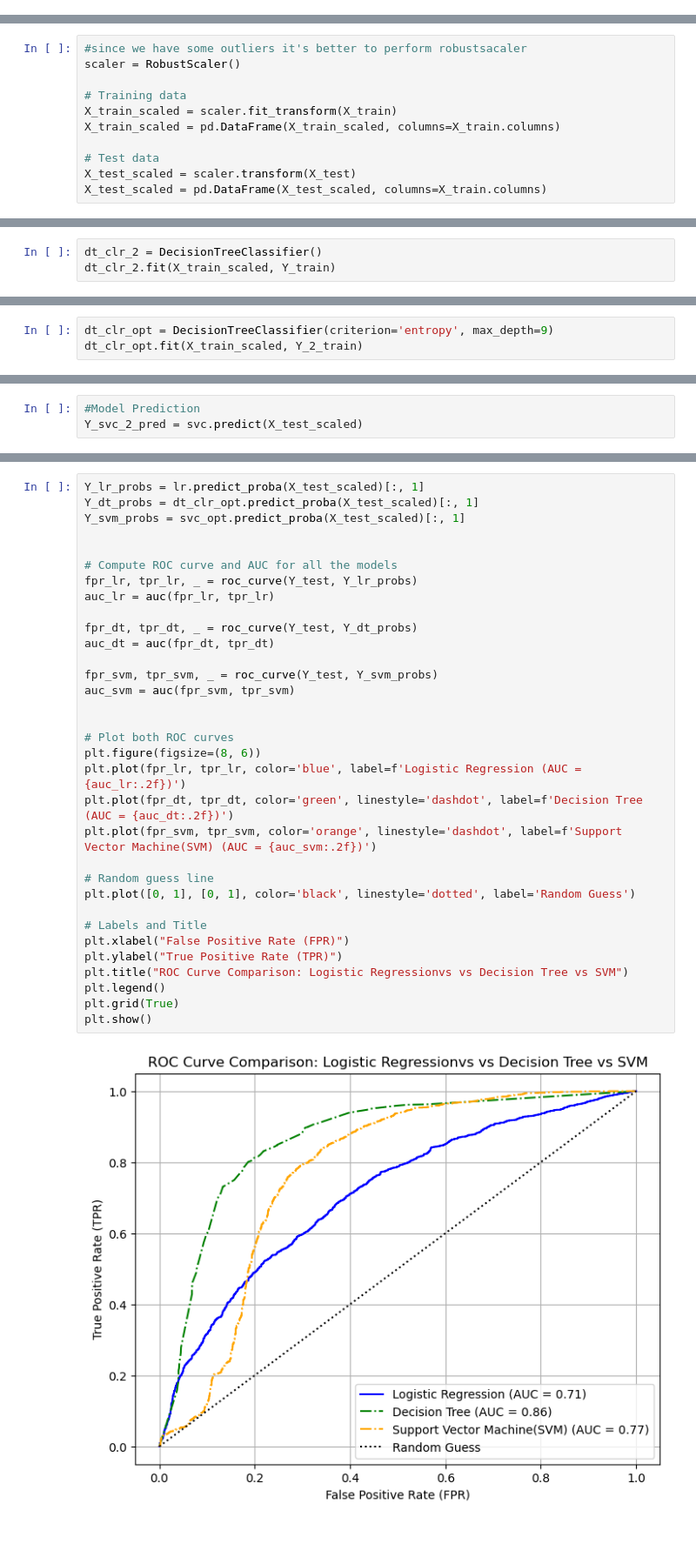
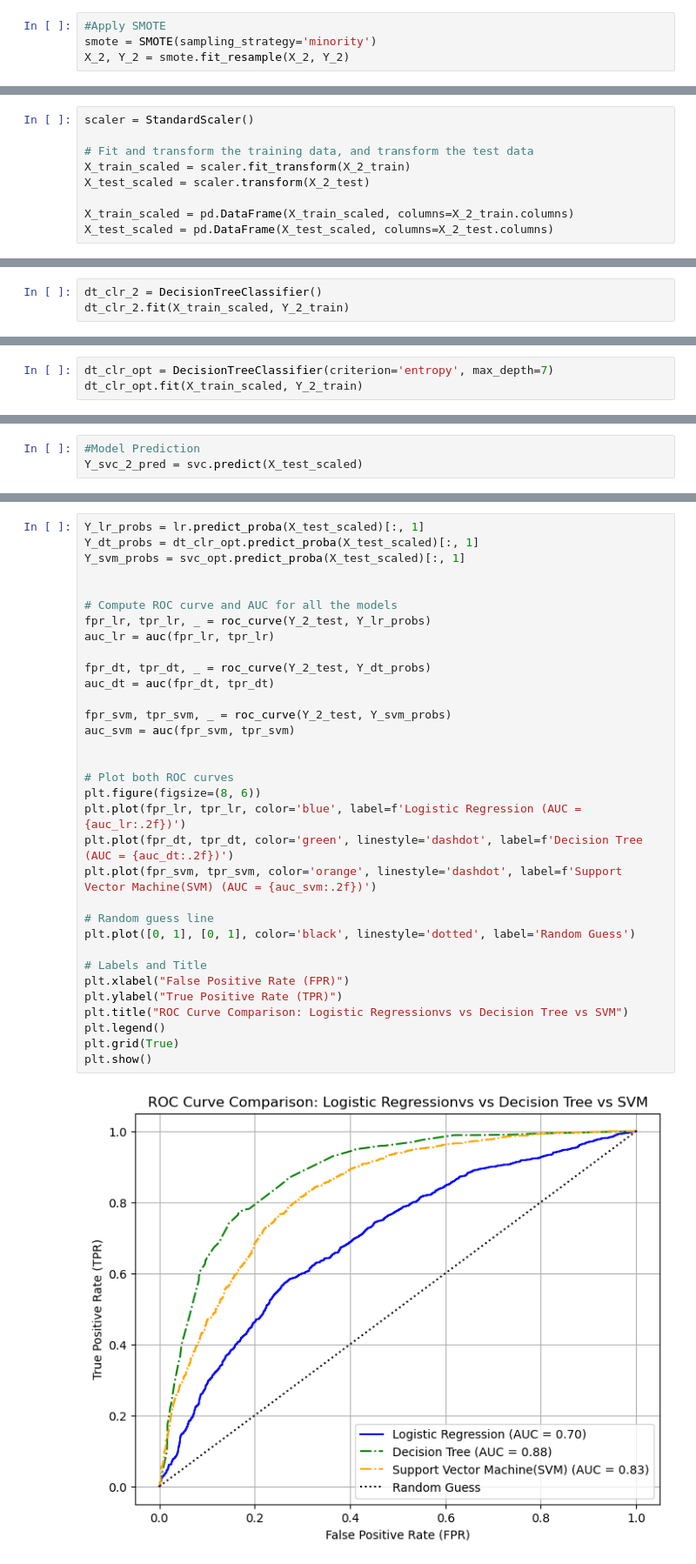
Before and after one commit to Elvis-Jekir/bank_marketing, a Jupyter notebook: Similar_dataset.ipynb, the cells around one changed output, grey strips where cells are left out. Shown at 87% size. Cells and saved outputs as stored; diff of their text form; blank space fills up the shorter version.

```diff
--- a/Similar_dataset.ipynb
+++ b/Similar_dataset.ipynb
@@ -279,0 +341,4 @@ plt.show()
+# %%
+#Apply SMOTE
+smote = SMOTE(sampling_strategy='minority')
+X_2, Y_2 = smote.fit_resample(X_2, Y_2)
@@ -281,16 +353,14 @@ plt.show()
 # spliting the data
 X_2_train, X_2_test, Y_2_train, Y_2_test = train_test_split(X_2, Y_2, test_size=0.33, random_state=42)
 # %%
-#since we have some outliers it's better to perform robustsacaler
-scaler = RobustScaler()
+scaler = StandardScaler()
 
-# Training data
-X_train_scaled = scaler.fit_transform(X_train)
-X_train_scaled = pd.DataFrame(X_train_scaled, columns=X_train.columns)
+# Fit and transform the training data, and transform the test data
+X_train_scaled = scaler.fit_transform(X_2_train)
+X_test_scaled = scaler.transform(X_2_test)
 
-# Test data
-X_test_scaled = scaler.transform(X_test)
-X_test_scaled = pd.DataFrame(X_test_scaled, columns=X_train.columns)
+X_train_scaled = pd.DataFrame(X_train_scaled, columns=X_2_train.columns)
+X_test_scaled = pd.DataFrame(X_test_scaled, columns=X_2_test.columns)
 # %%
 lr = LogisticRegression(random_state=16, max_iter=10000)
 lr.fit(X_2_train, Y_2_train)
@@ -355,7 +425,7 @@ Accuracy score for linear regression classifier: 0.522258
 ### Decision Tree 2.0
 # %%
 dt_clr_2 = DecisionTreeClassifier()
-dt_clr_2.fit(X_train_scaled, Y_train)
+dt_clr_2.fit(X_train_scaled, Y_2_train)
 # %% [output]
 DecisionTreeClassifier()
 # %%
@@ -403,4 +473,4 @@ Best max_depth: 9
 # %%
-dt_clr_opt = DecisionTreeClassifier(criterion='entropy', max_depth=9)
+dt_clr_opt = DecisionTreeClassifier(criterion='entropy', max_depth=7)
 dt_clr_opt.fit(X_train_scaled, Y_2_train)
 # %% [output]
@@ -475,34 +545,34 @@ Accuracy score for SVM classifier: 0.787459
 Y_lr_probs = lr.predict_proba(X_test_scaled)[:, 1]
 Y_dt_probs = dt_clr_opt.predict_proba(X_test_scaled)[:, 1]
 Y_svm_probs = svc_opt.predict_proba(X_test_scaled)[:, 1]
 
 
 # Compute ROC curve and AUC for all the models
-fpr_lr, tpr_lr, _ = roc_curve(Y_test, Y_lr_probs)
+fpr_lr, tpr_lr, _ = roc_curve(Y_2_test, Y_lr_probs)
 auc_lr = auc(fpr_lr, tpr_lr)
 
-fpr_dt, tpr_dt, _ = roc_curve(Y_test, Y_dt_probs)
+fpr_dt, tpr_dt, _ = roc_curve(Y_2_test, Y_dt_probs)
 auc_dt = auc(fpr_dt, tpr_dt)
 
-fpr_svm, tpr_svm, _ = roc_curve(Y_test, Y_svm_probs)
+fpr_svm, tpr_svm, _ = roc_curve(Y_2_test, Y_svm_probs)
 auc_svm = auc(fpr_svm, tpr_svm)
 
 
 # Plot both ROC curves
 plt.figure(figsize=(8, 6))
 plt.plot(fpr_lr, tpr_lr, color='blue', label=f'Logistic Regression (AUC = {auc_lr:.2f})')
 plt.plot(fpr_dt, tpr_dt, color='green', linestyle='dashdot', label=f'Decision Tree (AUC = {auc_dt:.2f})')
 plt.plot(fpr_svm, tpr_svm, color='orange', linestyle='dashdot', label=f'Support Vector Machine(SVM) (AUC = {auc_svm:.2f})')
 
 # Random guess line
 plt.plot([0, 1], [0, 1], color='black', linestyle='dotted', label='Random Guess')
 
 # Labels and Title
 plt.xlabel("False Positive Rate (FPR)")
 plt.ylabel("True Positive Rate (TPR)")
 plt.title("ROC Curve Comparison: Logistic Regressionvs vs Decision Tree vs SVM")
 plt.legend()
 plt.grid(True)
 plt.show()
 # %% [output]
-[figure, old version]
+[figure, new version]
```
Also changed, not shown: parts of 40 cells of this notebook.
